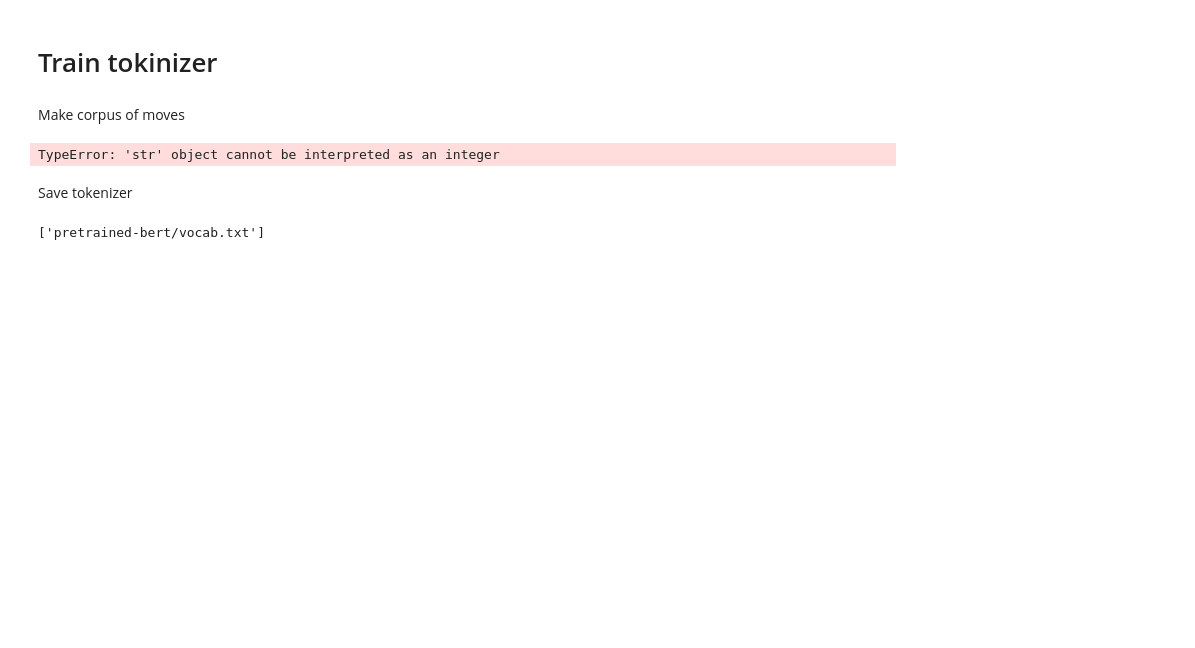
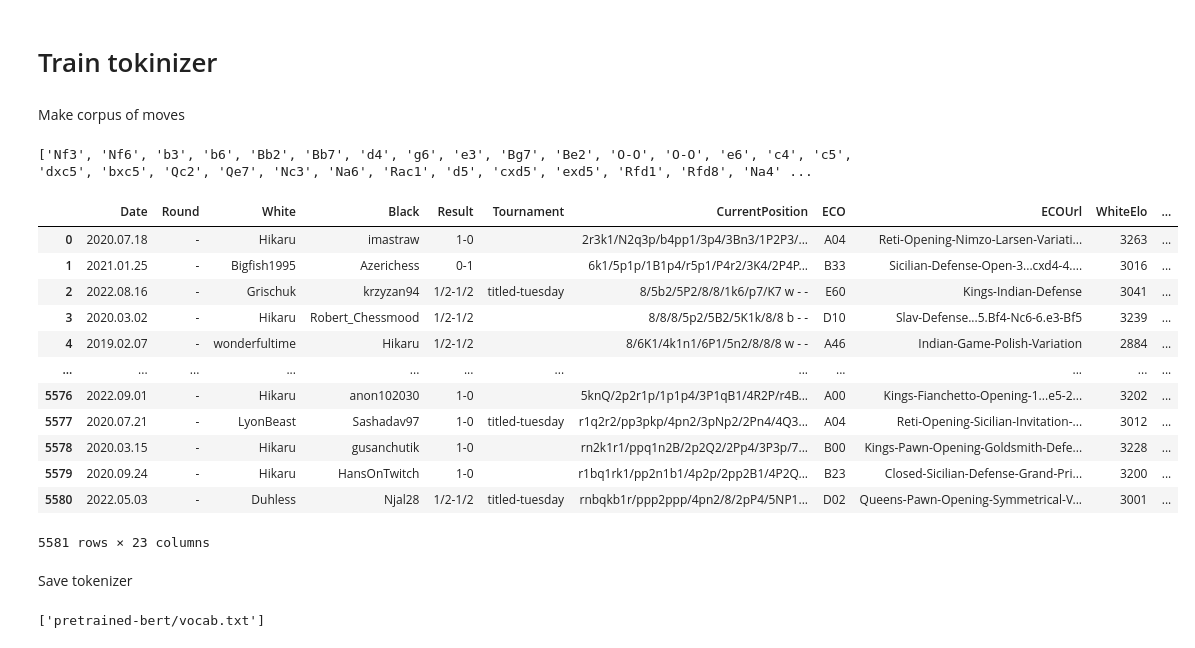
Before and after one commit to glitchheadgit/smilesChessFraud, a Jupyter notebook: chessFraud_Egor.ipynb, the cells around one changed output. Cells and saved outputs as stored; diff of their text form; code cells hidden in the pictures; blank space fills up the shorter version.

```diff
--- a/chessFraud_Egor.ipynb
+++ b/chessFraud_Egor.ipynb
@@ -34,8 +46,6 @@ AttributeError: module 'pyarrow.lib' has no attribute 'ListViewType'
 # Datasets
 # %%
 ds = pd.read_parquet("part-00000.parquet")
-temp_array = ds["Moves_clean"].join(' ')
-ds["Moves_clean_str"] = temp_array
 # %% [markdown]
 # Train tokinizer
 # %% [markdown]
@@ -47,9 +57,24 @@ for i in ds["Moves_clean"]:
   for j in i:
     moves.append(j)
     print(j,file = out_file,end = ' ')
-print(moves)
 # %% [output]
-TypeError: 'str' object cannot be interpreted as an integer
+['Nf3', 'Nf6', 'b3', 'b6', 'Bb2', 'Bb7', 'd4', 'g6', 'e3', 'Bg7', 'Be2', 'O-O', 'O-O', 'e6', 'c4', 'c5', 'dxc5', 'bxc5', 'Qc2', 'Qe7', 'Nc3', 'Na6', 'Rac1', 'd5', 'cxd5', 'exd5', 'Rfd1', 'Rfd8', 'Na4' ...
+# %%
+ds.assign(Moves_clean=ds["Moves_clean"].apply(lambda l: " ".join(l)))
+# %% [output]
+|  | Date | Round | White | Black | Result | Tournament | CurrentPosition | ECO | ECOUrl | WhiteElo | ... |
+| 0 | 2020.07.18 | - | Hikaru | imastraw | 1-0 |  | 2r3k1/N2q3p/b4pp1/3p4/3Bn3/1P2P3/... | A04 | Reti-Opening-Nimzo-Larsen-Variati... | 3263 | ... |
+| 1 | 2021.01.25 | - | Bigfish1995 | Azerichess | 0-1 |  | 6k1/5p1p/1B1p4/r5p1/P4r2/3K4/2P4P... | B33 | Sicilian-Defense-Open-3...cxd4-4.... | 3016 | ... |
+| 2 | 2022.08.16 | - | Grischuk | krzyzan94 | 1/2-1/2 | titled-tuesday | 8/5b2/5P2/8/8/1k6/p7/K7 w - - | E60 | Kings-Indian-Defense | 3041 | ... |
+| 3 | 2020.03.02 | - | Hikaru | Robert_Chessmood | 1/2-1/2 |  | 8/8/8/5p2/5B2/5K1k/8/8 b - - | D10 | Slav-Defense...5.Bf4-Nc6-6.e3-Bf5 | 3239 | ... |
+| 4 | 2019.02.07 | - | wonderfultime | Hikaru | 1/2-1/2 |  | 8/6K1/4k1n1/6P1/5n2/8/8/8 w - - | A46 | Indian-Game-Polish-Variation | 2884 | ... |
+| ... | ... | ... | ... | ... | ... | ... | ... | ... | ... | ... | ... |
+| 5576 | 2022.09.01 | - | Hikaru | anon102030 | 1-0 |  | 5knQ/2p2r1p/1p1p4/3P1qB1/4R2P/r4B... | A00 | Kings-Fianchetto-Opening-1...e5-2... | 3202 | ... |
+| 5577 | 2020.07.21 | - | LyonBeast | Sashadav97 | 1-0 | titled-tuesday | r1q2r2/pp3pkp/4pn2/3pNp2/2Pn4/4Q3... | A04 | Reti-Opening-Sicilian-Invitation-... | 3012 | ... |
+| 5578 | 2020.03.15 | - | Hikaru | gusanchutik | 1-0 |  | rn2k1r1/ppq1n2B/2p2Q2/2Pp4/3P3p/7... | B00 | Kings-Pawn-Opening-Goldsmith-Defe... | 3228 | ... |
+| 5579 | 2020.09.24 | - | Hikaru | HansOnTwitch | 1-0 |  | r1bq1rk1/pp2n1b1/4p2p/2pp2B1/4P2Q... | B23 | Closed-Sicilian-Defense-Grand-Pri... | 3200 | ... |
+| 5580 | 2022.05.03 | - | Duhless | Njal28 | 1/2-1/2 | titled-tuesday | rnbqkb1r/ppp2ppp/4pn2/8/2pP4/5NP1... | D02 | Queens-Pawn-Opening-Symmetrical-V... | 3001 | ... |
+5581 rows × 23 columns
 # %%
 special_tokens = [
   "[PAD]", "[UNK]", "[CLS]", "[SEP]", "[MASK]", "<S>", "<T>"
```
Also changed, not shown: parts of 5 cells of this notebook.
